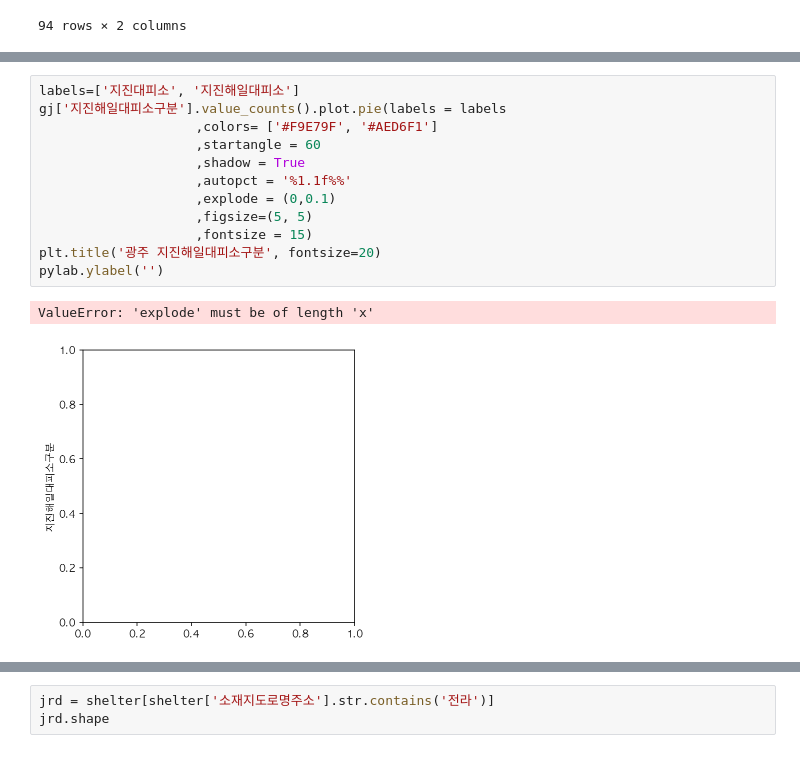
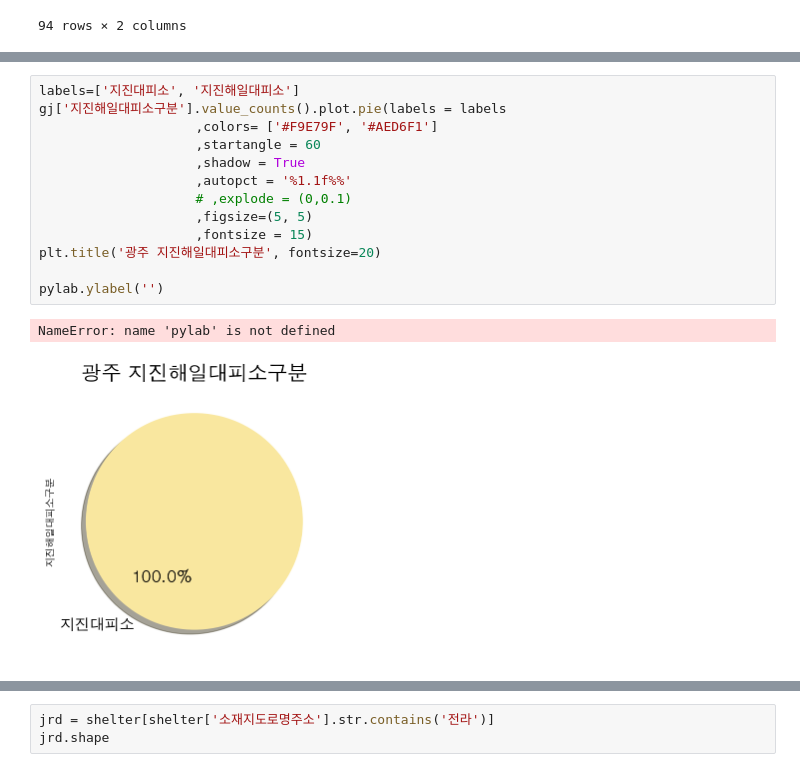
Before and after one commit to canary4651/TIL, a Jupyter notebook: jupyter/공공데이터.ipynb, the cells around one changed output, grey strips where cells are left out. Cells and saved outputs as stored; diff of their text form.

```diff
--- a/jupyter/공공데이터.ipynb
+++ b/jupyter/공공데이터.ipynb
@@ -237,15 +232,16 @@ map
 # %%
 labels=['지진대피소', '지진해일대피소']
 gj['지진해일대피소구분'].value_counts().plot.pie(labels = labels
                     ,colors= ['#F9E79F', '#AED6F1']
                     ,startangle = 60
                     ,shadow = True
                     ,autopct = '%1.1f%%'
-                    ,explode = (0,0.1)
+                    # ,explode = (0,0.1)
                     ,figsize=(5, 5)
                     ,fontsize = 15)
 plt.title('광주 지진해일대피소구분', fontsize=20)
+
 pylab.ylabel('')
 # %% [output]
-ValueError: 'explode' must be of length 'x'
+NameError: name 'pylab' is not defined
-[figure, old version]
+[figure, new version]
```
Also changed, not shown: parts of 8 cells of this notebook, 3 other files.
